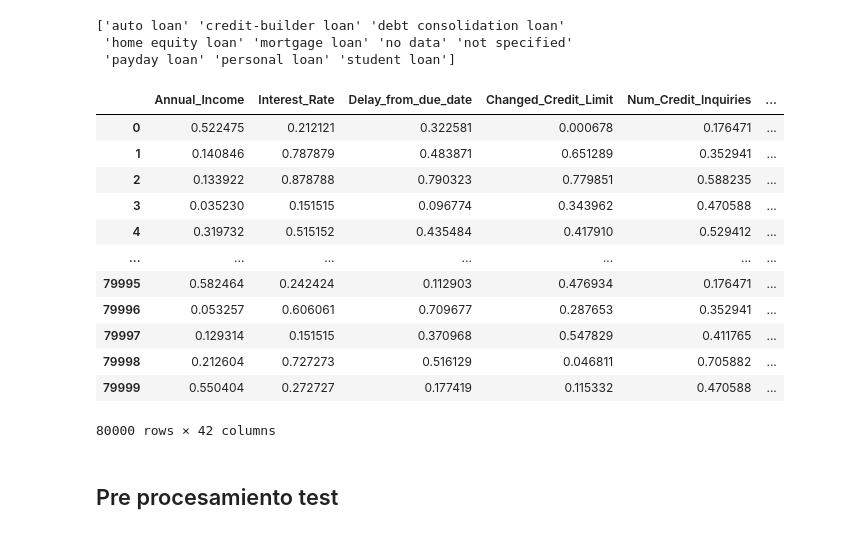
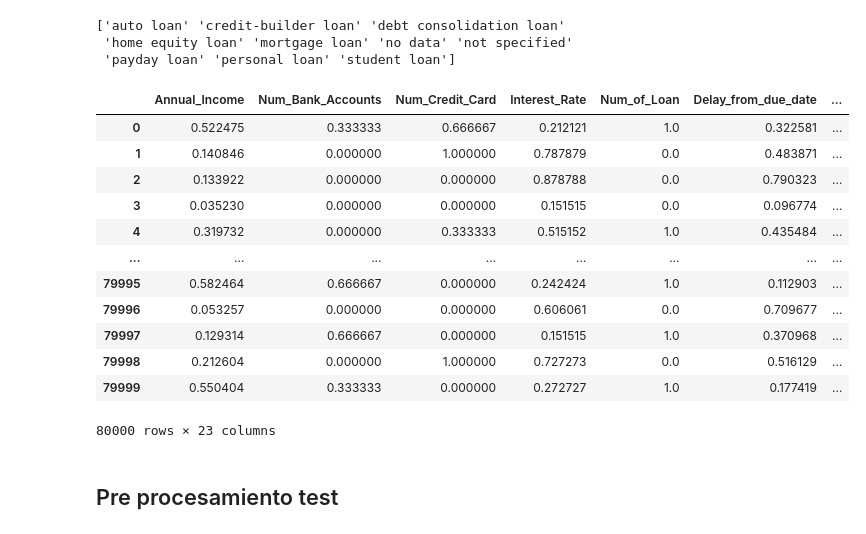
Before and after one commit to Kekon130/ML_Practica2, a Jupyter notebook: Práctica_2.ipynb, the cells around one changed output. Saved outputs shown, nothing was run; the diff lists cells and outputs as text; code cells hidden in the pictures.

Commit message:
Sinceramente no sé ya qué he hecho Score: 0.79510
Dani, sube al 0.81

```diff
--- a/Práctica_2.ipynb
+++ b/Práctica_2.ipynb
@@ -70,6 +70,8 @@ for row in credit_score:
     credit_score_ordinal.append(1)
   if row == "Good":
     credit_score_ordinal.append(2)
+df_train.Credit_Score = credit_score_ordinal
+
 
 credit_mix = df_train.Credit_Mix
 credit_mix_ordinal = []
@@ -81,6 +83,17 @@ for row in credit_mix:
   if row == "Good":
     credit_mix_ordinal.append(2)
 df_train.Credit_Mix = credit_mix_ordinal
+
+credit_score = df_train.Payment_of_Min_Amount
+credit_score_ordinal = []
+for row in credit_score:
+  if row == "NM":
+    credit_score_ordinal.append(0)
+  if row == "Yes":
+    credit_score_ordinal.append(1)
+  if row == "No":
+    credit_score_ordinal.append(2)
+df_train.Payment_of_Min_Amount = credit_score_ordinal
 # %%
 credit_score = df_train.Payment_Behaviour
 credit_score_ordinal = []
@@ -500,45 +516,36 @@ df_train["Num_of_Delayed_Payment"] = pd.cut(x=df_train["Num_of_Delayed_Payment"]
 # %%
 oe = OrdinalEncoder()
 
-#df_train[['Num_Bank_Accounts', 'Num_Credit_Card', 'Num_of_Loan', 'Num_of_Delayed_Payment', 'Credit_Mix', 'Payment_Behaviour', 'Payment_of_Min_Amount']] = oe.fit_transform(df_train[['Num_Bank_Accounts', 'Num_Credit_Card', 'Num_of_Loan', 'Num_of_Delayed_Payment', 'Credit_Mix', 'Payment_Behaviour', 'Payment_of_Min_Amount']])
-
-'''
-import pandas as pd
-from sklearn import preprocessing
-
-x = df_train.values #returns a numpy array
-min_max_scaler = preprocessing.MinMaxScaler()
-x_scaled = min_max_scaler.fit_transform(x)
-df_train = pd.DataFrame(x_scaled)'''
+df_train[['Num_Bank_Accounts', 'Num_Credit_Card', 'Num_of_Loan', 'Num_of_Delayed_Payment', 'Credit_Mix', 'Payment_Behaviour', 'Payment_of_Min_Amount']] = oe.fit_transform(df_train[['Num_Bank_Accounts', 'Num_Credit_Card', 'Num_of_Loan', 'Num_of_Delayed_Payment', 'Credit_Mix', 'Payment_Behaviour', 'Payment_of_Min_Amount']])
 
 def normalize(df):
     result = df.copy()
     for feature_name in df.columns:
         max_value = df[feature_name].max()
         min_value = df[feature_name].min()
         result[feature_name] = (df[feature_name] - min_value) / (max_value - min_value)
     return result
 
 # get_dummies lo mejora MUY POCO, lo dejo de momento, de momento da nuestra mejor marca
-df_train = pd.get_dummies(df_train)
+#df_train = pd.get_dummies(df_train)
 
 df_train = normalize(df_train)
 
 df_train
 # %% [output]
-|  | Annual_Income | Interest_Rate | Delay_from_due_date | Changed_Credit_Limit | Num_Credit_Inquiries | ... |
-| 0 | 0.522475 | 0.212121 | 0.322581 | 0.000678 | 0.176471 | ... |
-| 1 | 0.140846 | 0.787879 | 0.483871 | 0.651289 | 0.352941 | ... |
-| 2 | 0.133922 | 0.878788 | 0.790323 | 0.779851 | 0.588235 | ... |
-| 3 | 0.035230 | 0.151515 | 0.096774 | 0.343962 | 0.470588 | ... |
-| 4 | 0.319732 | 0.515152 | 0.435484 | 0.417910 | 0.529412 | ... |
-| ... | ... | ... | ... | ... | ... | ... |
-| 79995 | 0.582464 | 0.242424 | 0.112903 | 0.476934 | 0.176471 | ... |
-| 79996 | 0.053257 | 0.606061 | 0.709677 | 0.287653 | 0.352941 | ... |
-| 79997 | 0.129314 | 0.151515 | 0.370968 | 0.547829 | 0.411765 | ... |
-| 79998 | 0.212604 | 0.727273 | 0.516129 | 0.046811 | 0.705882 | ... |
-| 79999 | 0.550404 | 0.272727 | 0.177419 | 0.115332 | 0.470588 | ... |
+|  | Annual_Income | Num_Bank_Accounts | Num_Credit_Card | Interest_Rate | Num_of_Loan | Delay_from_due_date | ... |
+| 0 | 0.522475 | 0.333333 | 0.666667 | 0.212121 | 1.0 | 0.322581 | ... |
+| 1 | 0.140846 | 0.000000 | 1.000000 | 0.787879 | 0.0 | 0.483871 | ... |
+| 2 | 0.133922 | 0.000000 | 0.000000 | 0.878788 | 0.0 | 0.790323 | ... |
+| 3 | 0.035230 | 0.000000 | 0.000000 | 0.151515 | 0.0 | 0.096774 | ... |
+| 4 | 0.319732 | 0.000000 | 0.333333 | 0.515152 | 1.0 | 0.435484 | ... |
+| ... | ... | ... | ... | ... | ... | ... | ... |
+| 79995 | 0.582464 | 0.666667 | 0.000000 | 0.242424 | 1.0 | 0.112903 | ... |
+| 79996 | 0.053257 | 0.000000 | 0.000000 | 0.606061 | 0.0 | 0.709677 | ... |
+| 79997 | 0.129314 | 0.666667 | 0.000000 | 0.151515 | 1.0 | 0.370968 | ... |
+| 79998 | 0.212604 | 0.000000 | 1.000000 | 0.727273 | 0.0 | 0.516129 | ... |
+| 79999 | 0.550404 | 0.333333 | 0.000000 | 0.272727 | 1.0 | 0.177419 | ... |
-80000 rows × 42 columns
+80000 rows × 23 columns
 # %% [markdown]
 ## Pre procesamiento test
 # %%
```
Also changed, not shown: parts of 8 cells of this notebook.
